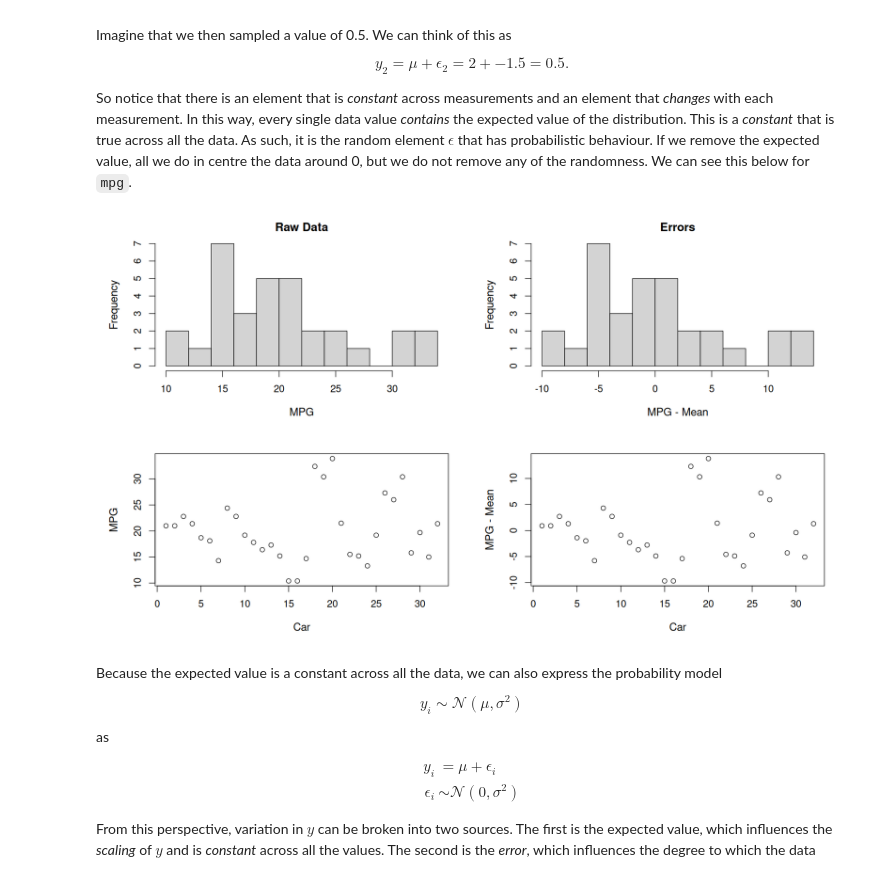
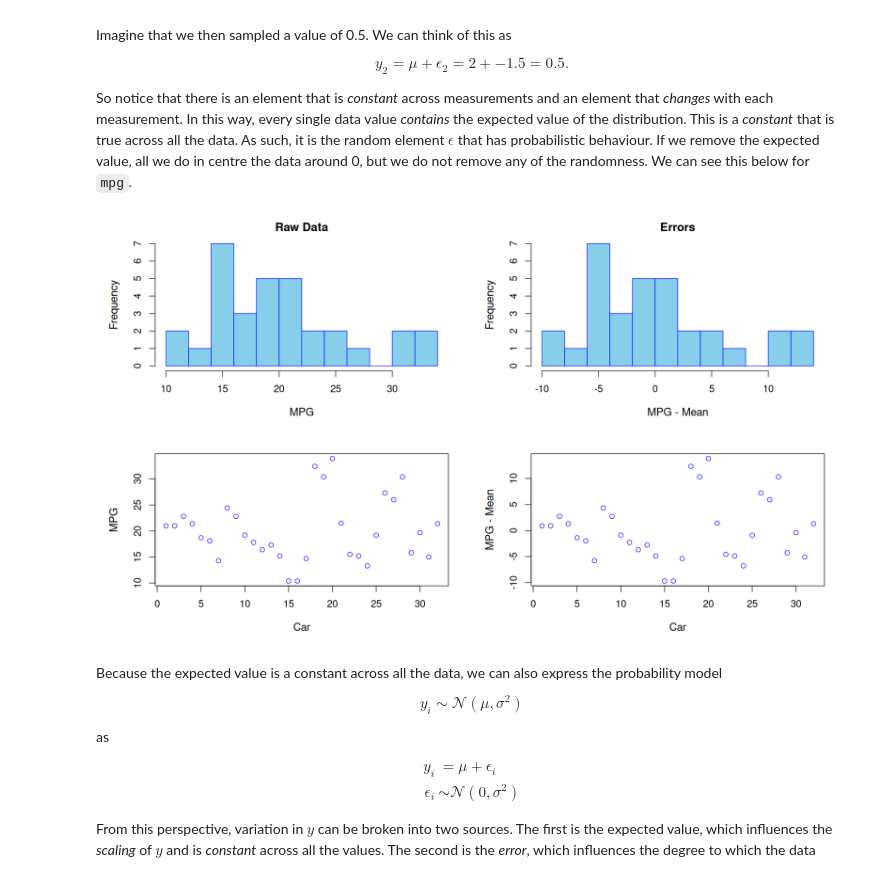
Before and after one commit to PCHN63101-Advanced-Data-Skills/principles-stat-modelling, a Jupyter notebook: _build/html/_sources/2.prob-random-vars.ipynb, the cells around one changed output. Cells and saved outputs as stored; diff of their text form; code cells hidden in the pictures.

```diff
--- a/_build/html/_sources/2.prob-random-vars.ipynb
+++ b/_build/html/_sources/2.prob-random-vars.ipynb
@@ -187,16 +187,20 @@ $$
 
 So notice that there is an element that is *constant* across measurements and an element that *changes* with each measurement. In this way, every single data value *contains* the expected value of the distribution. This is a *constant* that is true across all the data. As such, it is the random element $\epsilon$ that has probabilistic behaviour. If we remove the expected value, all we do in centre the data around 0, but we do not remove any of the randomness. We can see this below for `mpg`.
 # %%
-par(mfrow=c(2,2), mar=c(5, 5, 2, 2))
+par(mfrow=c(2,2), mar=c(5,5,2,2))
 par(cex.lab=1.1, cex.axis=1, cex=1.1) # plot scaling
 
-hist(mtcars$mpg,                    breaks=10, xlab="MPG",        main="Raw Data")
-hist(mtcars$mpg - mean(mtcars$mpg), breaks=10, xlab="MPG - Mean", main="Errors")
+mpg <- mtcars$mpg
+err <- mtcars$mpg - mean(mtcars$mpg)
+n   <- length(mpg)
 
-plot(seq(1,length(mtcars$mpg)), mtcars$mpg,                  xlab="Car", ylab="MPG",        main="")
-plot(seq(1,length(mtcars$mpg)), mtcars$mpg-mean(mtcars$mpg), xlab="Car", ylab="MPG - Mean", main="")
+hist(mpg, breaks=10, xlab="MPG",        main="Raw Data", col="skyblue", border="blue")
+hist(err, breaks=10, xlab="MPG - Mean", main="Errors",   col="skyblue", border="blue")
+
+plot(mpg, xlab="Car", ylab="MPG",        main="", col="blue")
+plot(err, xlab="Car", ylab="MPG - Mean", main="", col="blue")
 # %% [output]
-[figure, old version]
+[figure, new version]
 # %% [markdown]
 Because the expected value is a constant across all the data, we can also express the probability model
 
```
Also changed, not shown: parts of 3 cells of this notebook, 33 other files.
